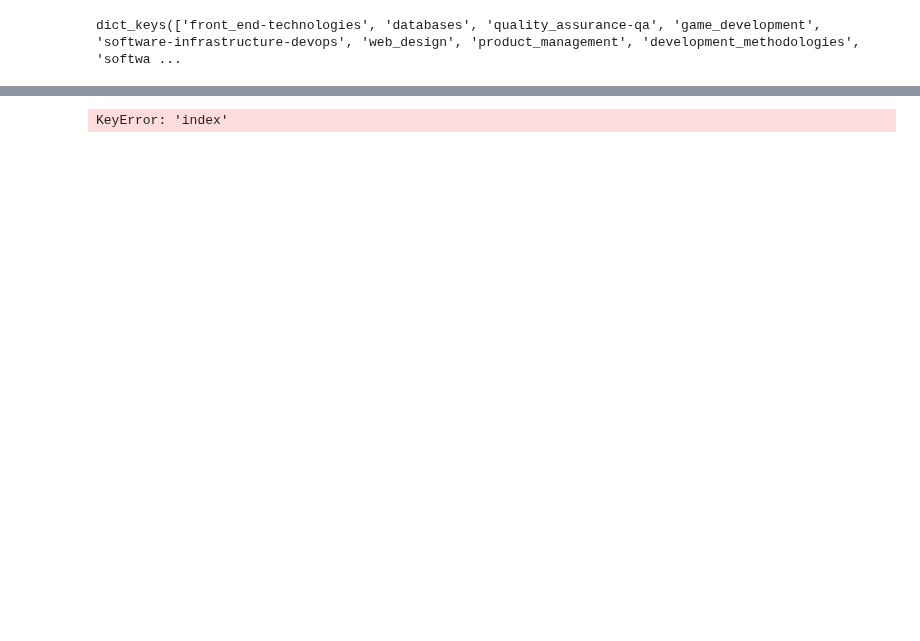
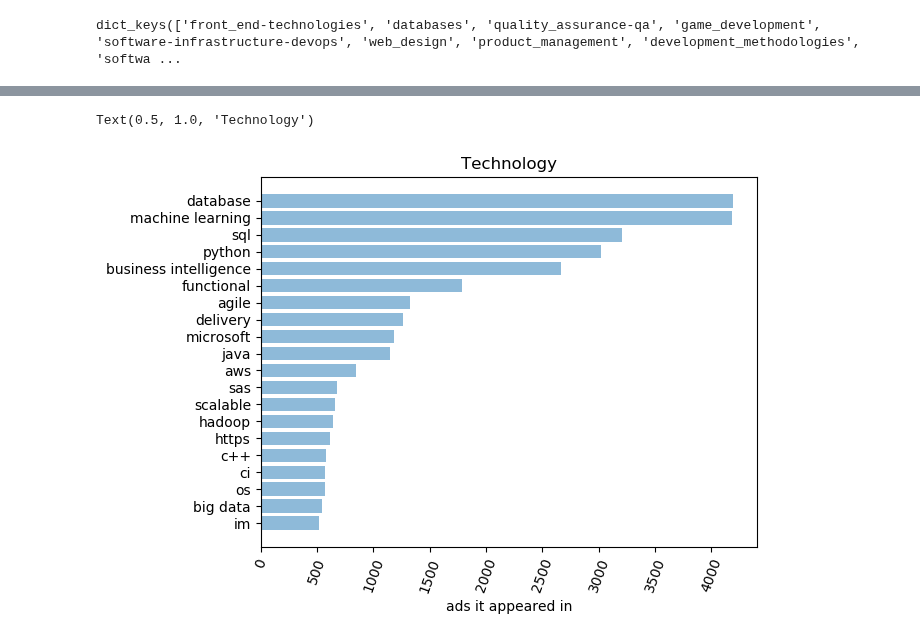
Before and after one commit to jamobe/DataScienceJobs, a Jupyter notebook: notebooks/Counts_of_technologies.ipynb, the cells around one changed output, grey strips where cells are left out. Cells and saved outputs as stored; diff of their text form; code cells hidden in the pictures; blank space fills up the shorter version.

```diff
--- a/notebooks/Counts_of_technologies.ipynb
+++ b/notebooks/Counts_of_technologies.ipynb
@@ -78,3 +96,3 @@ sorted_df['technology'] = sorted_df['technology'].map(lambda x : x.lower())
 # %%
 # uniques = list(dict.fromkeys([x.lower() for x in sorted_df['technology']]))
-resorted = sorted_df.groupby(['technology']).sum().sort_values(by = 'count',ascending=False)
+resorted = sorted_df.groupby(['technology']).sum().sort_values(by = 'count')
@@ -88,3 +114,3 @@ resorted = sorted_df.groupby(['technology']).sum().sort_values(by = 'count',asce
 # %%
 #type(resorted)
-resorted
+resorted_2 = resorted.reset_index()
@@ -108,16 +135,17 @@ import matplotlib.pyplot as plt
 # %%
 import matplotlib.pyplot as plt; plt.rcdefaults()
 import numpy as np
 import matplotlib.pyplot as plt
 
-objects = resorted['index'][0:20]
+objects = resorted_2['technology'][-20:]
 y_pos = np.arange(len(objects))
-performance = resorted['count'][0:20]
+performance = resorted_2['count'][-20:]
 
-plt.bar(y_pos, performance, align='center', alpha=0.5)
+plt.barh(objects, performance, align='center', alpha=0.5)
 plt.xticks(rotation=70)
-plt.xticks(y_pos, objects)
-plt.ylabel('ads it appeared in')
+#plt.xticks(objects,y_pos)
+plt.xlabel('ads it appeared in')
 plt.title('Technology')
 # %% [output]
-KeyError: 'index'
+Text(0.5, 1.0, 'Technology')
+[figure, added]
```
Also changed, not shown: parts of 13 cells of this notebook.
